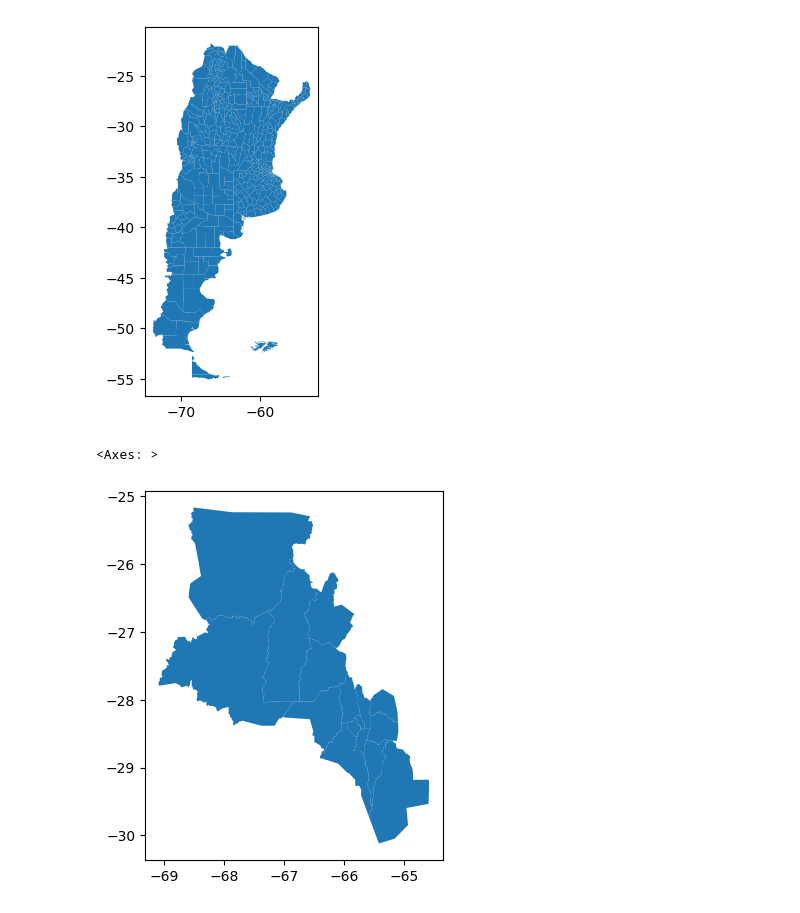
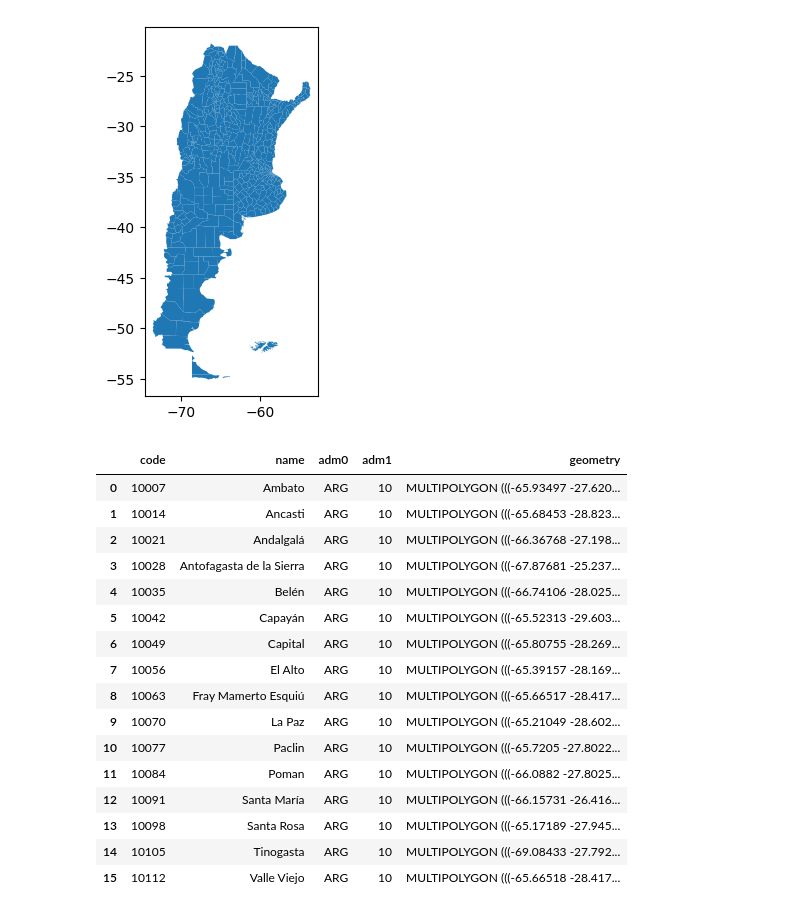
Before and after one commit to osl-incubator/satellite-weather-downloader, a Jupyter notebook: notebooks/02_reference_ADM_to_dataframe.ipynb, the cells around one changed output. Cells and saved outputs as stored; diff of their text form; code cells hidden in the pictures.

```diff
--- a/notebooks/02_reference_ADM_to_dataframe.ipynb
+++ b/notebooks/02_reference_ADM_to_dataframe.ipynb
@@ -57,8 +57,24 @@ df.plot()
 # %% [output]
 <Axes: >
 [figure]
-# %%
-pd.concat([adm.to_dataframe() for adm in ADM2.filter(adm1="10", adm0="ARG")]).plot()
-# %% [output]
-<Axes: >
-[figure, removed]
+# %%
+df = pd.concat([adm.to_dataframe() for adm in ADM2.filter(adm1="10", adm0="ARG")]).reset_index(drop=True)
+df
+# %% [output]
+|  | code | name | adm0 | adm1 | geometry |
+| 0 | 10007 | Ambato | ARG | 10 | MULTIPOLYGON (((-65.93497 -27.620... |
+| 1 | 10014 | Ancasti | ARG | 10 | MULTIPOLYGON (((-65.68453 -28.823... |
+| 2 | 10021 | Andalgalá | ARG | 10 | MULTIPOLYGON (((-66.36768 -27.198... |
+| 3 | 10028 | Antofagasta de la Sierra | ARG | 10 | MULTIPOLYGON (((-67.87681 -25.237... |
+| 4 | 10035 | Belén | ARG | 10 | MULTIPOLYGON (((-66.74106 -28.025... |
+| 5 | 10042 | Capayán | ARG | 10 | MULTIPOLYGON (((-65.52313 -29.603... |
+| 6 | 10049 | Capital | ARG | 10 | MULTIPOLYGON (((-65.80755 -28.269... |
+| 7 | 10056 | El Alto | ARG | 10 | MULTIPOLYGON (((-65.39157 -28.169... |
+| 8 | 10063 | Fray Mamerto Esquiú | ARG | 10 | MULTIPOLYGON (((-65.66517 -28.417... |
+| 9 | 10070 | La Paz | ARG | 10 | MULTIPOLYGON (((-65.21049 -28.602... |
+| 10 | 10077 | Paclin | ARG | 10 | MULTIPOLYGON (((-65.7205 -27.8022... |
+| 11 | 10084 | Poman | ARG | 10 | MULTIPOLYGON (((-66.0882 -27.8025... |
+| 12 | 10091 | Santa María | ARG | 10 | MULTIPOLYGON (((-66.15731 -26.416... |
+| 13 | 10098 | Santa Rosa | ARG | 10 | MULTIPOLYGON (((-65.17189 -27.945... |
+| 14 | 10105 | Tinogasta | ARG | 10 | MULTIPOLYGON (((-69.08433 -27.792... |
+| 15 | 10112 | Valle Viejo | ARG | 10 | MULTIPOLYGON (((-65.66518 -28.417... |
```
Also changed, not shown: parts of 2 cells of this notebook, 6 other files.
